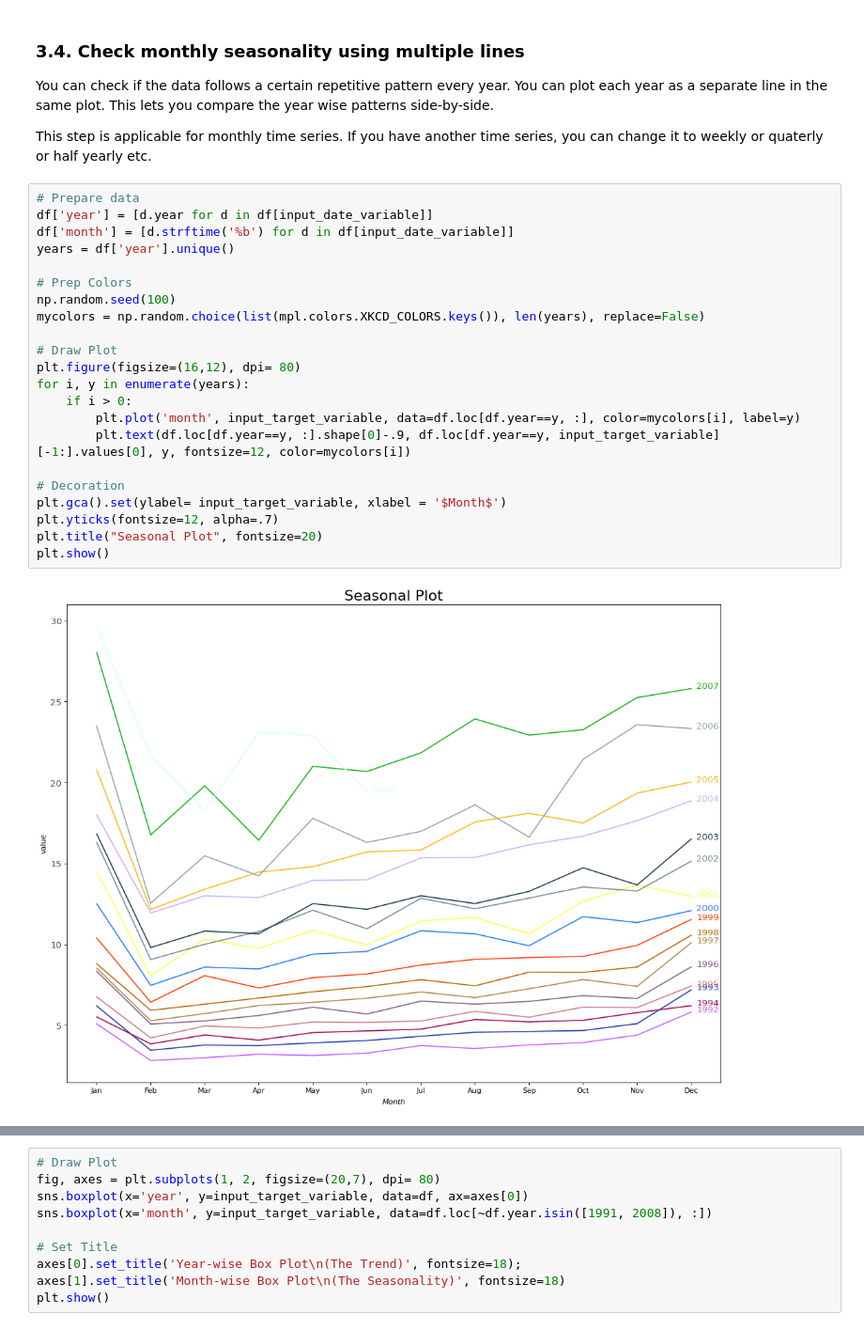
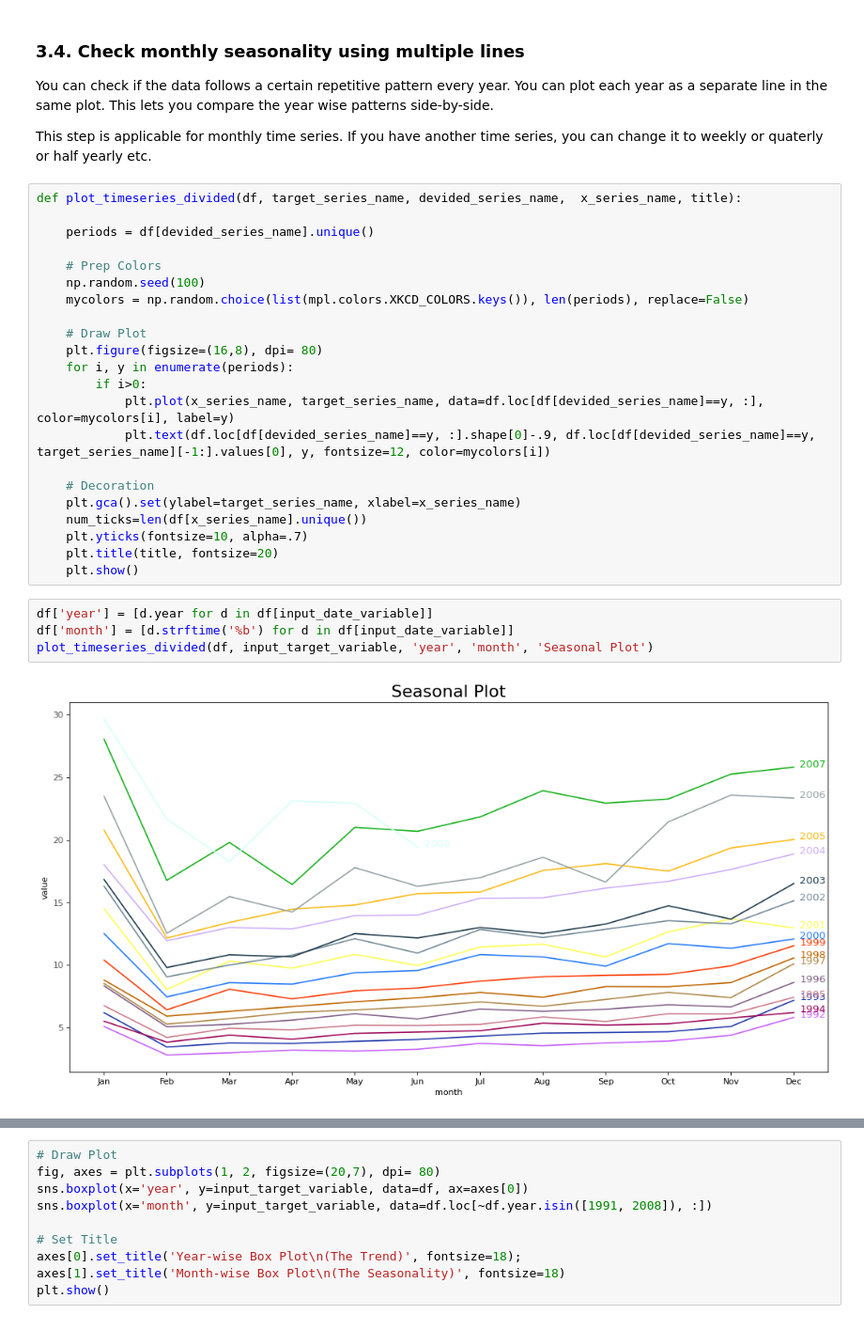
Before and after one commit to serzaraisk/time_series-template, a Jupyter notebook: TimeSeries_Project_Template.ipynb, the cells around one changed output, grey strips where cells are left out. Shown at 94% size. Saved outputs shown, nothing was run; the diff lists cells and outputs as text.

```diff
--- a/TimeSeries_Project_Template.ipynb
+++ b/TimeSeries_Project_Template.ipynb
@@ -291,26 +308,30 @@ You can check if the data follows a certain repetitive pattern every year. You c
 
 This step is applicable for monthly time series. If you have another time series, you can change it to weekly or quaterly or half yearly etc.
 # %%
-# Prepare data
-df['year'] = [d.year for d in df[input_date_variable]]
-df['month'] = [d.strftime('%b') for d in df[input_date_variable]]
-years = df['year'].unique()
+def plot_timeseries_divided(df, target_series_name, devided_series_name,  x_series_name, title):
 
-# Prep Colors
-np.random.seed(100)
-mycolors = np.random.choice(list(mpl.colors.XKCD_COLORS.keys()), len(years), replace=False)
+    periods = df[devided_series_name].unique()
 
-# Draw Plot
-plt.figure(figsize=(16,12), dpi= 80)
-for i, y in enumerate(years):
-    if i > 0:
-        plt.plot('month', input_target_variable, data=df.loc[df.year==y, :], color=mycolors[i], label=y)
-        plt.text(df.loc[df.year==y, :].shape[0]-.9, df.loc[df.year==y, input_target_variable][-1:].values[0], y, fontsize=12, color=mycolors[i])
+    # Prep Colors
+    np.random.seed(100)
+    mycolors = np.random.choice(list(mpl.colors.XKCD_COLORS.keys()), len(periods), replace=False)
 
-# Decoration
-plt.gca().set(ylabel= input_target_variable, xlabel = '$Month$')
-plt.yticks(fontsize=12, alpha=.7)
-plt.title("Seasonal Plot", fontsize=20)
-plt.show()
+    # Draw Plot
+    plt.figure(figsize=(16,8), dpi= 80)
+    for i, y in enumerate(periods):
+        if i>0:
+            plt.plot(x_series_name, target_series_name, data=df.loc[df[devided_series_name]==y, :], color=mycolors[i], label=y)
+            plt.text(df.loc[df[devided_series_name]==y, :].shape[0]-.9, df.loc[df[devided_series_name]==y, target_series_name][-1:].values[0], y, fontsize=12, color=mycolors[i])
+
+    # Decoration
+    plt.gca().set(ylabel=target_series_name, xlabel=x_series_name)
+    num_ticks=len(df[x_series_name].unique())
+    plt.yticks(fontsize=10, alpha=.7)
+    plt.title(title, fontsize=20)
+    plt.show()
-# %% [output]
-[figure, removed]
+# %%
+df['year'] = [d.year for d in df[input_date_variable]]
+df['month'] = [d.strftime('%b') for d in df[input_date_variable]]
+plot_timeseries_divided(df, input_target_variable, 'year', 'month', 'Seasonal Plot')
+# %% [output]
+[figure, added]
```
Also changed, not shown: parts of 11 cells of this notebook.
